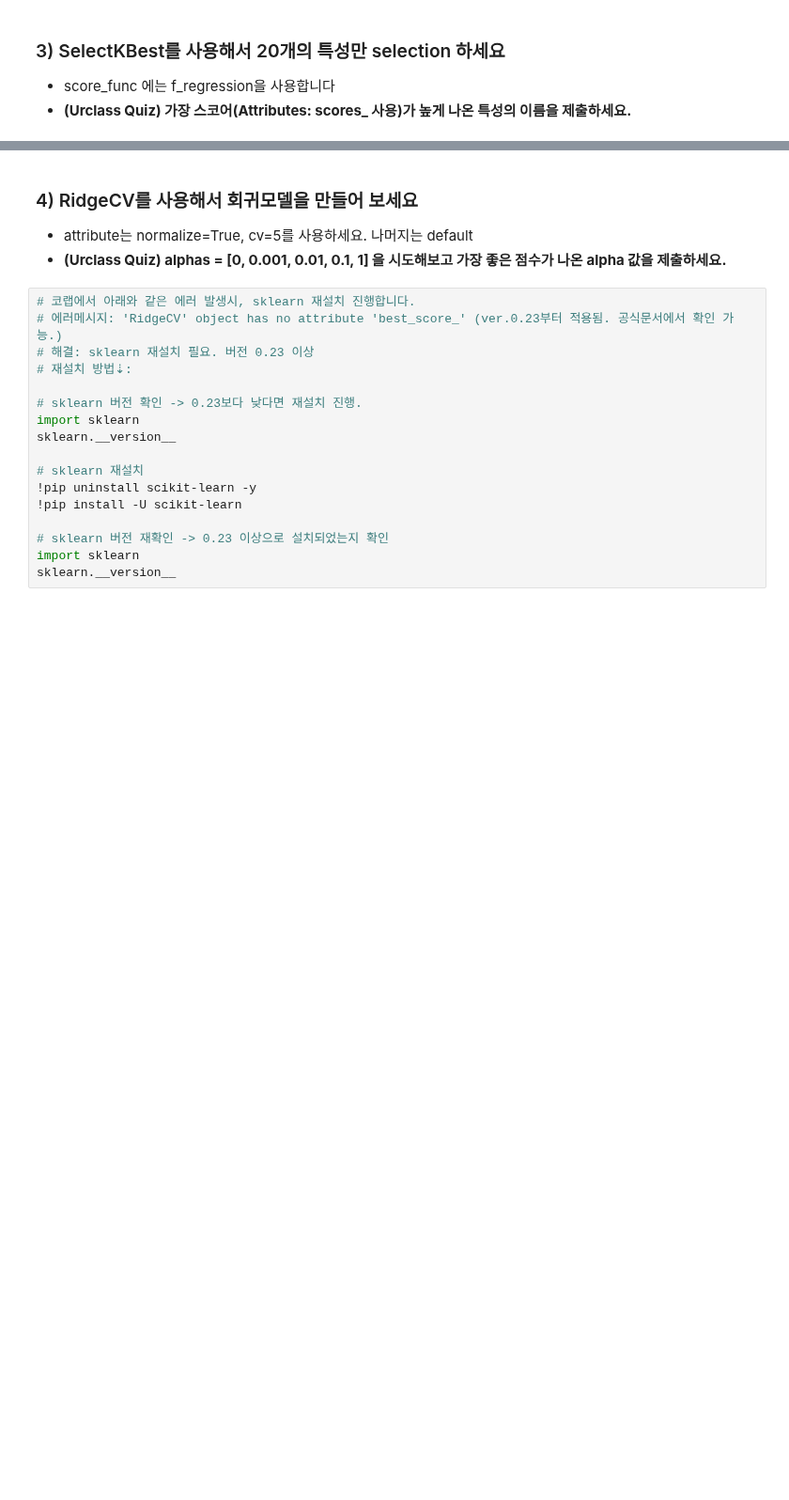
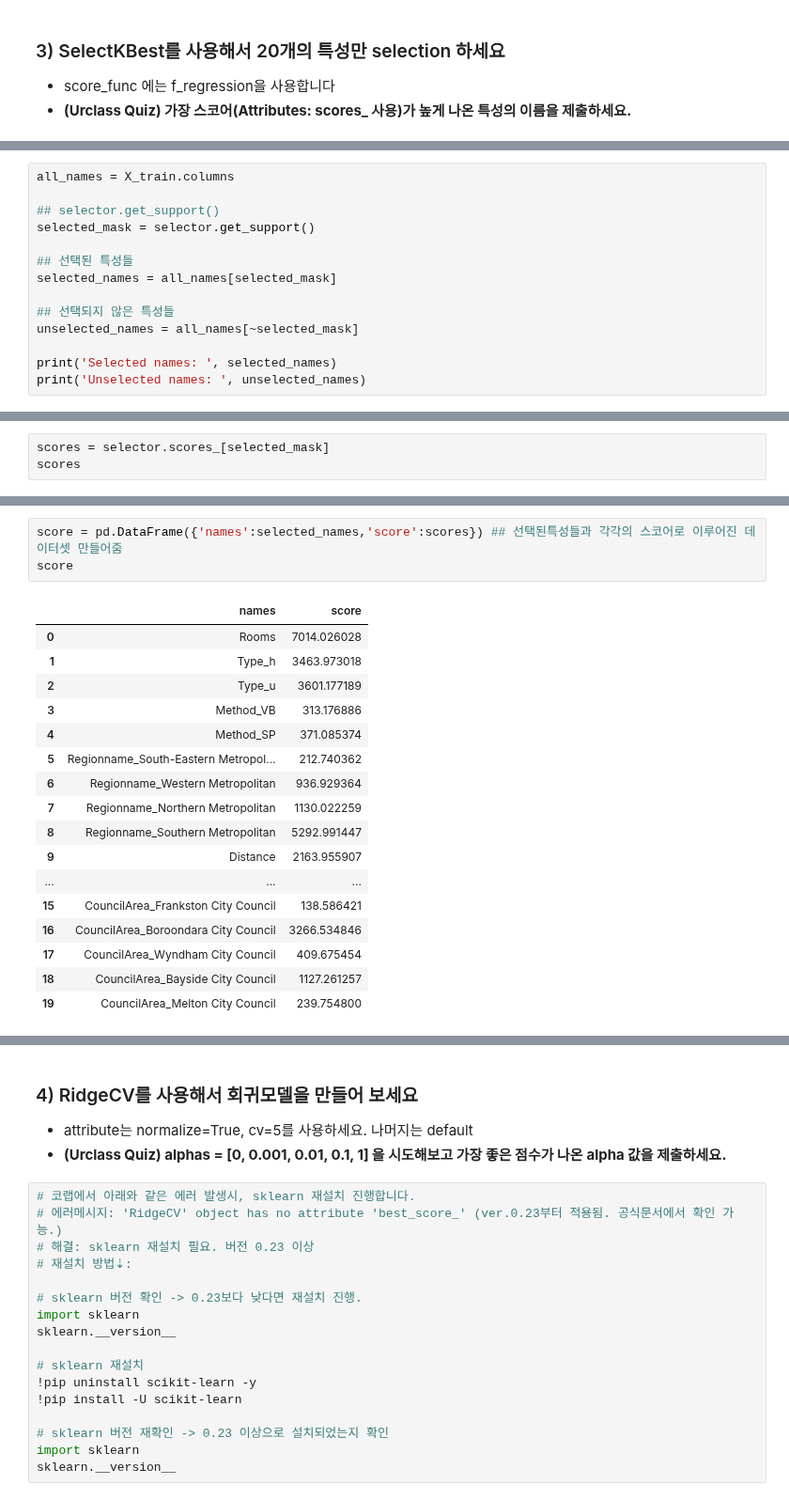
Before and after one commit to p65454/codestates, a Jupyter notebook: n213-ridge-regression/n213a-ridge-regression.ipynb, the cells around one changed output, grey strips where cells are left out. Shown at 94% size. Saved outputs shown, nothing was run; the diff lists cells and outputs as text; blank space fills up the shorter version.

```diff
--- a/n213-ridge-regression/n213a-ridge-regression.ipynb
+++ b/n213-ridge-regression/n213a-ridge-regression.ipynb
@@ -49,0 +140,14 @@ df.drop_duplicates(inplace=True)
+# %%
+all_names = X_train.columns
+
+## selector.get_support()
+selected_mask = selector.get_support()
+
+## 선택된 특성들
+selected_names = all_names[selected_mask]
+
+## 선택되지 않은 특성들
+unselected_names = all_names[~selected_mask]
+
+print('Selected names: ', selected_names)
+print('Unselected names: ', unselected_names)
@@ -49,0 +172,3 @@ df.drop_duplicates(inplace=True)
+# %%
+scores = selector.scores_[selected_mask]
+scores
@@ -49,0 +197,21 @@ df.drop_duplicates(inplace=True)
+# %%
+score = pd.DataFrame({'names':selected_names,'score':scores}) ## 선택된특성들과 각각의 스코어로 이루어진 데이터셋 만들어줌
+score
+# %% [output]
+|  | names | score |
+| 0 | Rooms | 7014.026028 |
+| 1 | Type_h | 3463.973018 |
+| 2 | Type_u | 3601.177189 |
+| 3 | Method_VB | 313.176886 |
+| 4 | Method_SP | 371.085374 |
+| 5 | Regionname_South-Eastern Metropol... | 212.740362 |
+| 6 | Regionname_Western Metropolitan | 936.929364 |
+| 7 | Regionname_Northern Metropolitan | 1130.022259 |
+| 8 | Regionname_Southern Metropolitan | 5292.991447 |
+| 9 | Distance | 2163.955907 |
+| ... | ... | ... |
+| 15 | CouncilArea_Frankston City Council | 138.586421 |
+| 16 | CouncilArea_Boroondara City Council | 3266.534846 |
+| 17 | CouncilArea_Wyndham City Council | 409.675454 |
+| 18 | CouncilArea_Bayside City Council | 1127.261257 |
+| 19 | CouncilArea_Melton City Council | 239.754800 |
```
Also changed, not shown: parts of 25 cells of this notebook.
